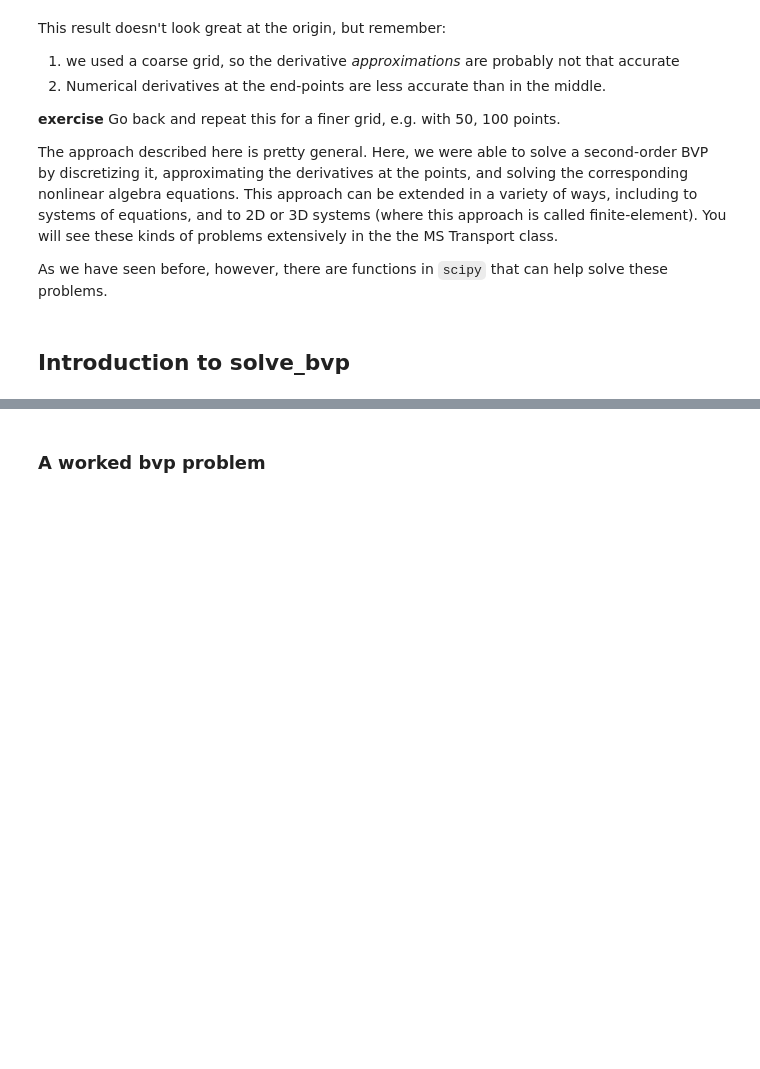
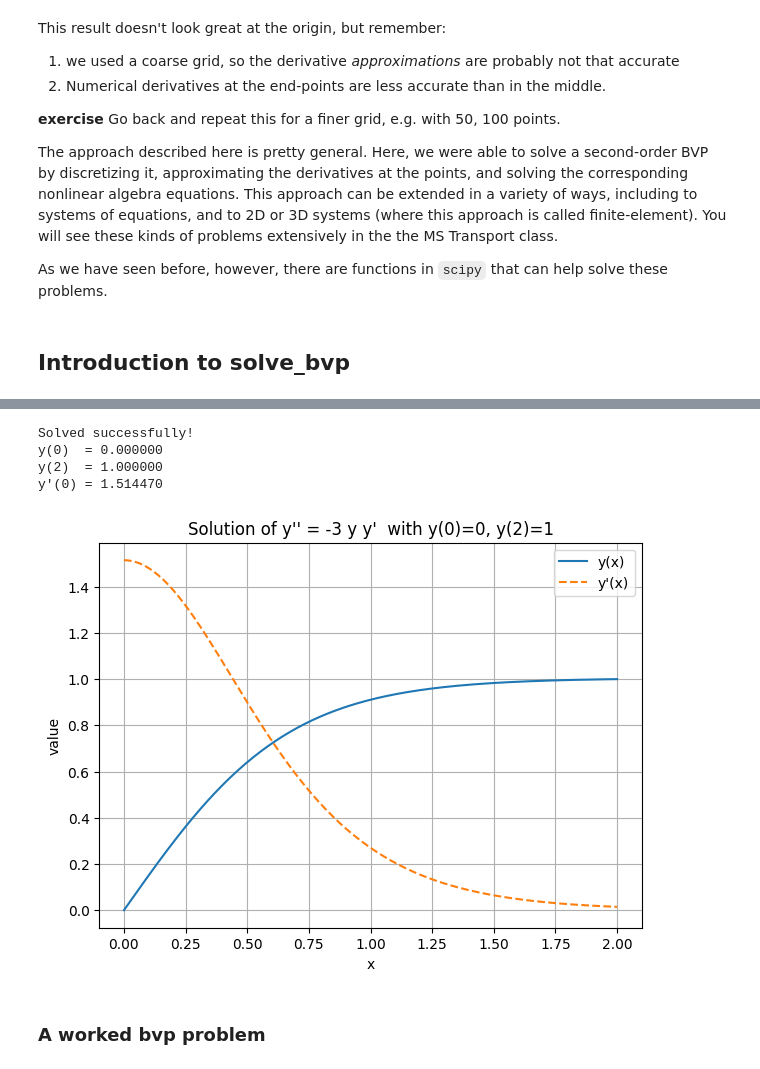
Before and after one commit to hgordo/f26-06623, a Jupyter notebook: f26-06623/lectures/09-bvp/09-bvp.ipynb, the cells around one changed output, grey strips where cells are left out. Saved outputs shown, nothing was run; the diff lists cells and outputs as text; code cells hidden in the pictures; blank space fills up the shorter version.

```diff
--- a/f26-06623/lectures/09-bvp/09-bvp.ipynb
+++ b/f26-06623/lectures/09-bvp/09-bvp.ipynb
@@ -217,3 +192,60 @@ Type:      function
+# %%
+import matplotlib.pyplot as plt
+
+# Define the ODE system
+# Let y0 = y, y1 = y'
+# y0' = y1
+# y1' = -3 * y0 * y1
+def ode_system(x, y):
+    dydx = np.zeros_like(y)   # same shape as y: (2, num_points)
+    dydx[0] = y[1]            # y0' = y1
+    dydx[1] = -3 * y[0] * y[1]  # y1' = -3 * y0 * y1
+    return dydx
+
+# Boundary conditions: y(0) = 0, y(2) = 1
+def bc(ya, yb):
+    return np.array([ya[0] - 0, yb[0] - 1])
+
+# Initial mesh and guess
+x = np.linspace(0, 2, 20)
+y_guess = np.zeros((2, x.size))
+y_guess[0] = x / 2  # linear guess satisfying boundary conditions roughly
+
+# Solve the BVP
+sol = solve_bvp(ode_system, bc, x, y_guess)
+
+if sol.status != 0:
+    print("WARNING: solve_bvp did not converge:", sol.message)
+else:
+    print("Solved successfully!")
+
+# Evaluate solution on a fine grid
+x_plot = np.linspace(0, 2, 200)
+y_plot = sol.sol(x_plot)[0]
+yp_plot = sol.sol(x_plot)[1]
+
+# Print some values
+print(f"y(0)  = {sol.sol(0)[0]:.6f}")
+print(f"y(2)  = {sol.sol(2)[0]:.6f}")
+print(f"y'(0) = {sol.sol(0)[1]:.6f}")
+
+# Plot
+plt.figure(figsize=(7, 5))
+plt.plot(x_plot, y_plot, label="y(x)")
+plt.plot(x_plot, yp_plot, label="y'(x)", linestyle="--")
+plt.xlabel("x")
+plt.ylabel("value")
+plt.title("Solution of y'' = -3 y y'  with y(0)=0, y(2)=1")
+plt.legend()
+plt.grid(True)
+plt.savefig("bvp_solution.png", dpi=150)
+plt.show()
+# %% [output]
+Solved successfully!
+y(0)  = 0.000000
+y(2)  = 1.000000
+y'(0) = 1.514470
+[figure, added]
 # %% [markdown]
 ### A worked bvp problem
 # %% [markdown]
```
Also changed, not shown: parts of 15 cells of this notebook.
